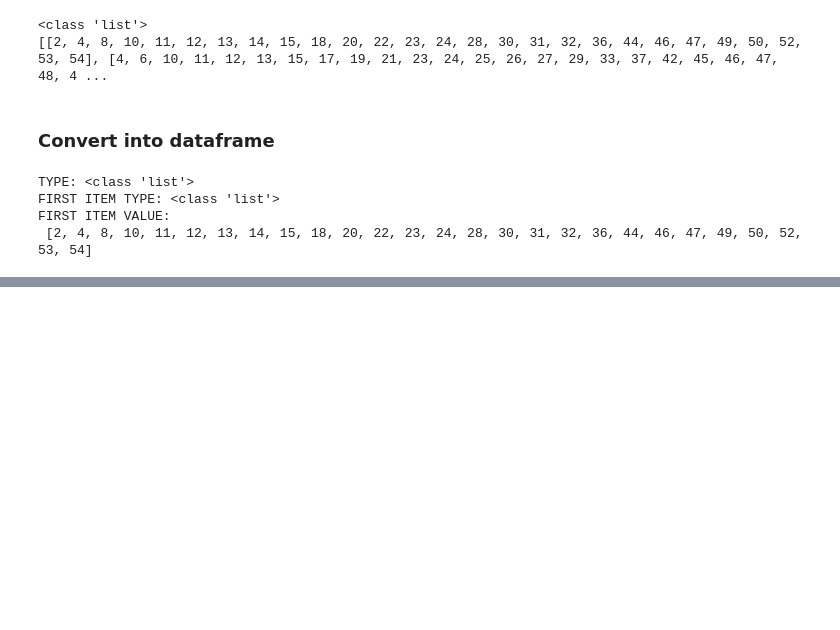
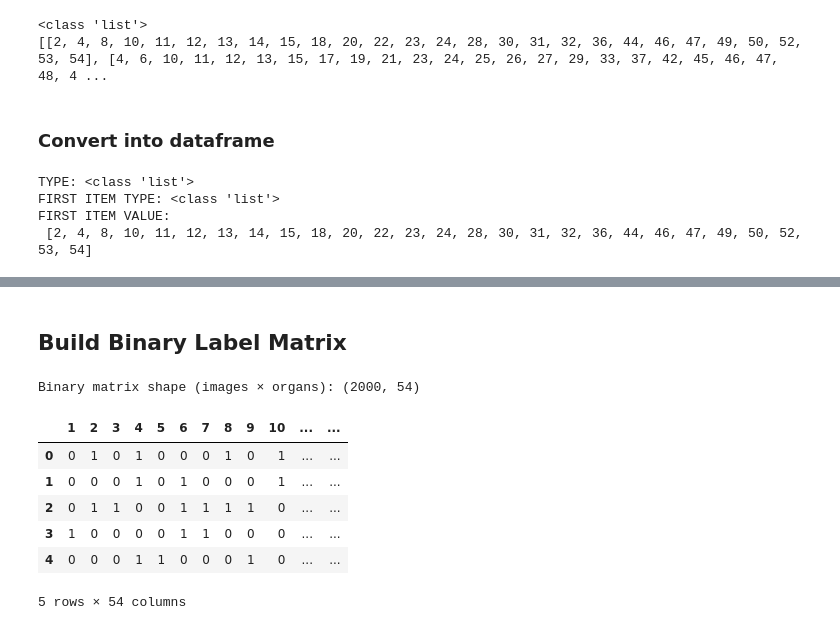
Before and after one commit to kaSae6/AnatomicStructuresSegmentation, a Jupyter notebook: 1_DatasetCharacteristics/exploratory_data_analysis.ipynb, the cells around one changed output, grey strips where cells are left out. Drawn from its saved outputs; the diff is of its cells as text; code cells hidden in the pictures; blank space fills up the shorter version.

```diff
--- a/1_DatasetCharacteristics/exploratory_data_analysis.ipynb
+++ b/1_DatasetCharacteristics/exploratory_data_analysis.ipynb
@@ -581,0 +655,18 @@ FIRST ITEM VALUE:
+# %%
+import json
+import numpy as np
+import pandas as pd
+
+with open("data/annotated_labels.json", "r") as f:
+    annotations = json.load(f)
+
+# All unique organ IDs across the entire dataset
+all_label_ids = sorted(set(label_id for row in annotations for label_id in row))
+
+print(f"Total images:         {len(annotations)}")
+print(f"Unique organ IDs:     {len(all_label_ids)}")
+print(f"Label ID range:       {min(all_label_ids)} – {max(all_label_ids)}")
+print(f"All IDs present:      {all_label_ids}")
+print(f"\nLabels per image — min: {min(len(r) for r in annotations)}, "
+      f"max: {max(len(r) for r in annotations)}, "
+      f"mean: {np.mean([len(r) for r in annotations]):.1f}")
@@ -581,0 +680,24 @@ FIRST ITEM VALUE:
+# %% [markdown]
+## Build Binary Label Matrix
+# %%
+# Binary matrix: images × organ_ids
+binary = np.zeros((len(annotations), len(all_label_ids)), dtype=np.uint8)
+id_to_col = {label_id: i for i, label_id in enumerate(all_label_ids)}
+
+for row_idx, present_ids in enumerate(annotations):
+    for label_id in present_ids:
+        binary[row_idx, id_to_col[label_id]] = 1
+
+df_labels = pd.DataFrame(binary, columns=all_label_ids)
+
+print("Binary matrix shape (images × organs):", df_labels.shape)
+display(df_labels.head())
+# %% [output]
+Binary matrix shape (images × organs): (2000, 54)
+|  | 1 | 2 | 3 | 4 | 5 | 6 | 7 | 8 | 9 | 10 | ... | ... |
+| 0 | 0 | 1 | 0 | 1 | 0 | 0 | 0 | 1 | 0 | 1 | ... | ... |
+| 1 | 0 | 0 | 0 | 1 | 0 | 1 | 0 | 0 | 0 | 1 | ... | ... |
+| 2 | 0 | 1 | 1 | 0 | 0 | 1 | 1 | 1 | 1 | 0 | ... | ... |
+| 3 | 1 | 0 | 0 | 0 | 0 | 1 | 1 | 0 | 0 | 0 | ... | ... |
+| 4 | 0 | 0 | 0 | 1 | 1 | 0 | 0 | 0 | 1 | 0 | ... | ... |
+5 rows × 54 columns
```
Also changed, not shown: parts of 10 cells of this notebook.
